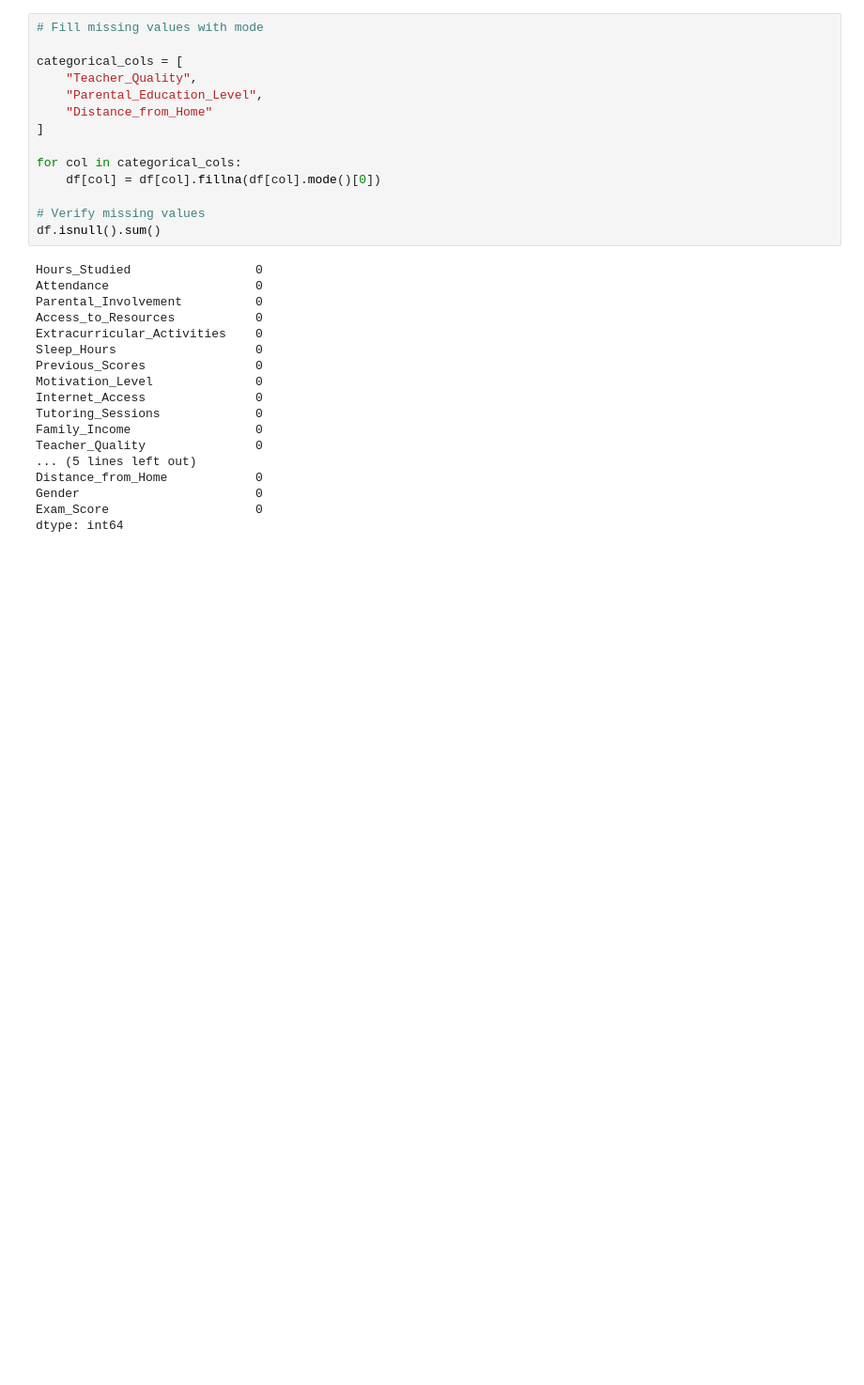
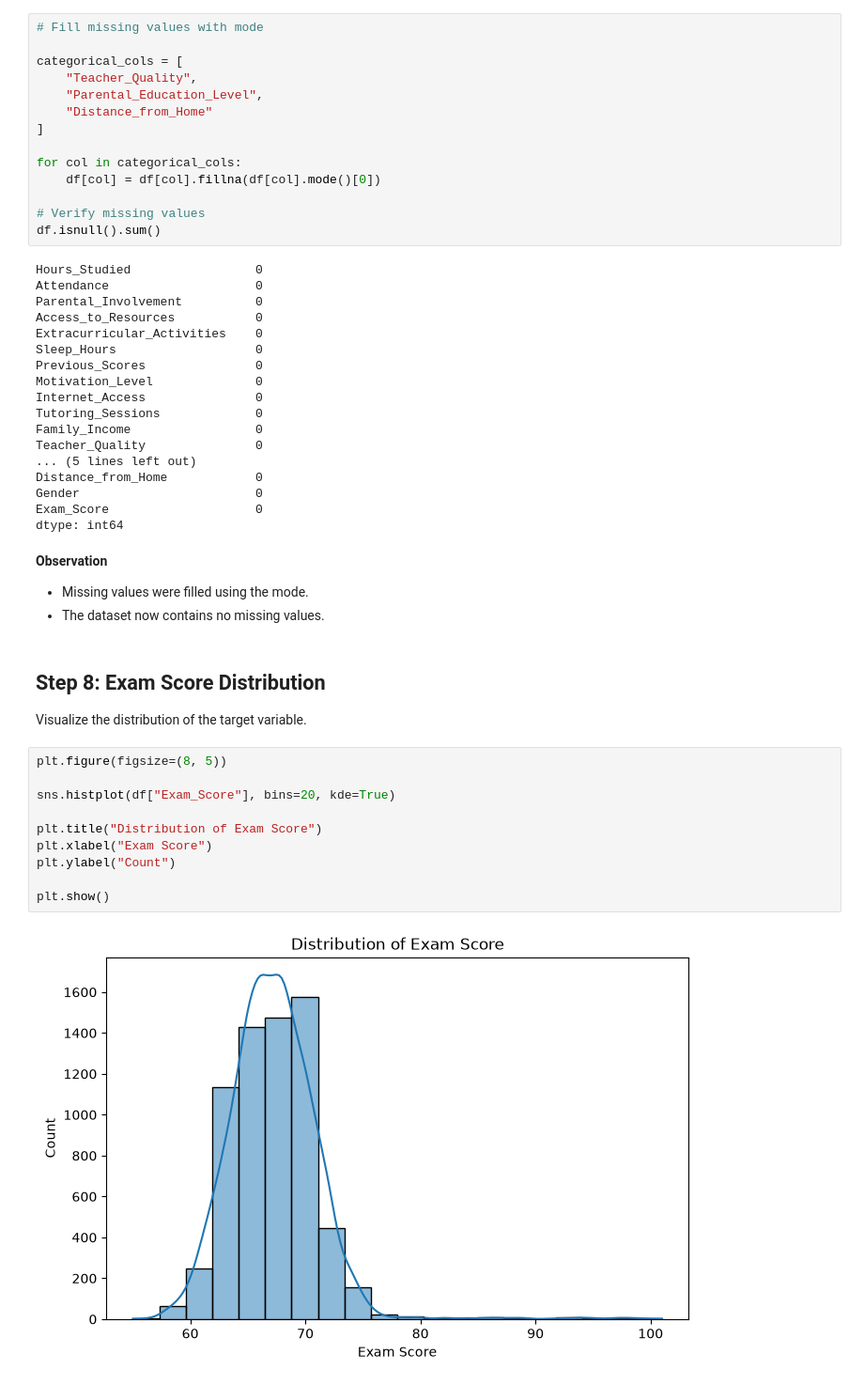
Before and after one commit to heydhwani/Smart_Study_Performance_Predictor, a Jupyter notebook: notebooks/smart_study_performance_predictor.ipynb, the cells around one changed output. Shown at 94% size. Drawn from its saved outputs; the diff is of its cells as text; blank space fills up the shorter version.

```diff
--- a/notebooks/smart_study_performance_predictor.ipynb
+++ b/notebooks/smart_study_performance_predictor.ipynb
@@ -153,3 +153,22 @@ Distance_from_Home            0
 Gender                        0
 Exam_Score                    0
 dtype: int64
+# %% [markdown]
+**Observation**
+- Missing values were filled using the mode.
+- The dataset now contains no missing values.
+# %% [markdown]
+## Step 8: Exam Score Distribution
+Visualize the distribution of the target variable.
+# %%
+plt.figure(figsize=(8, 5))
+
+sns.histplot(df["Exam_Score"], bins=20, kde=True)
+
+plt.title("Distribution of Exam Score")
+plt.xlabel("Exam Score")
+plt.ylabel("Count")
+
+plt.show()
+# %% [output]
+[figure, added]
```
Also changed, not shown: parts of 5 cells of this notebook.
